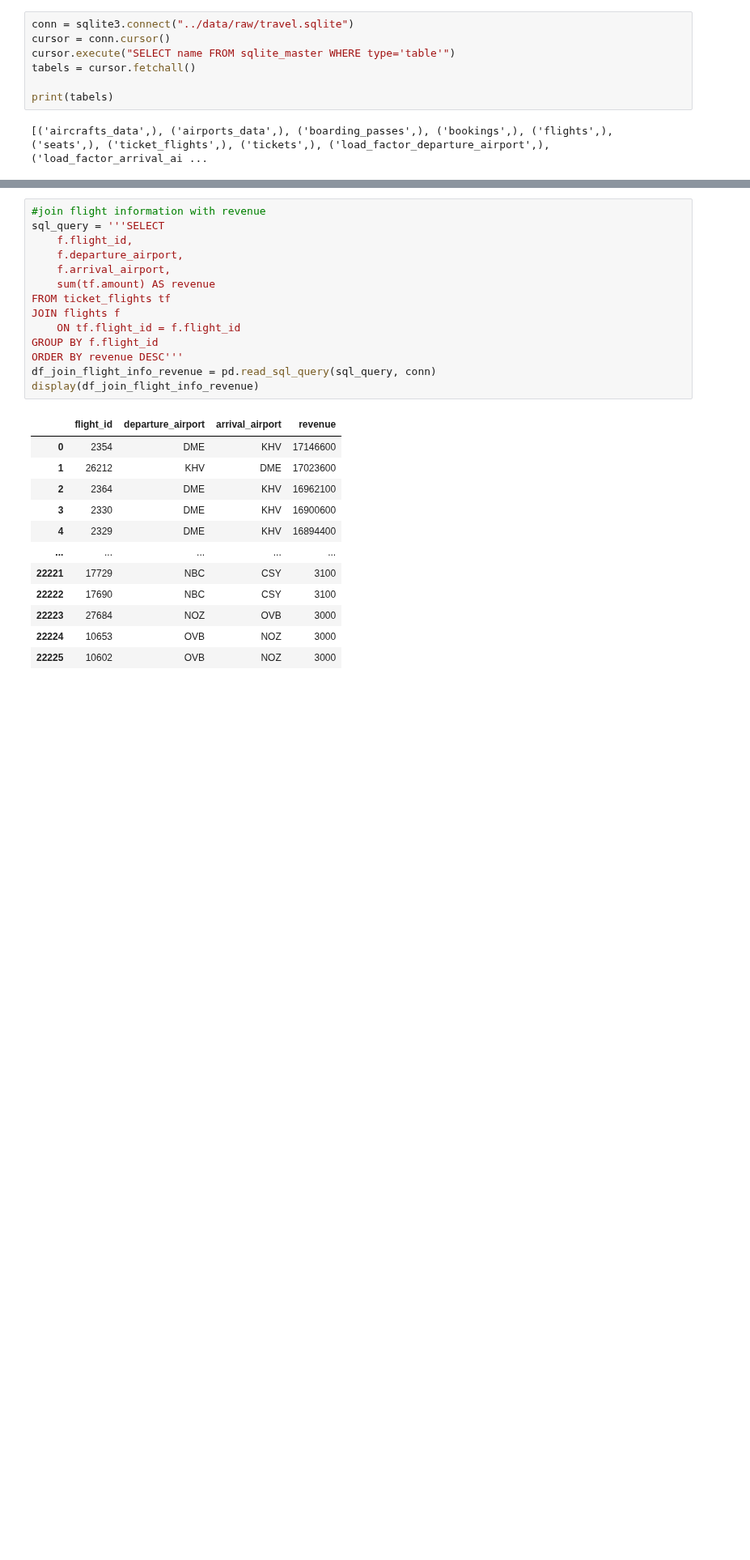
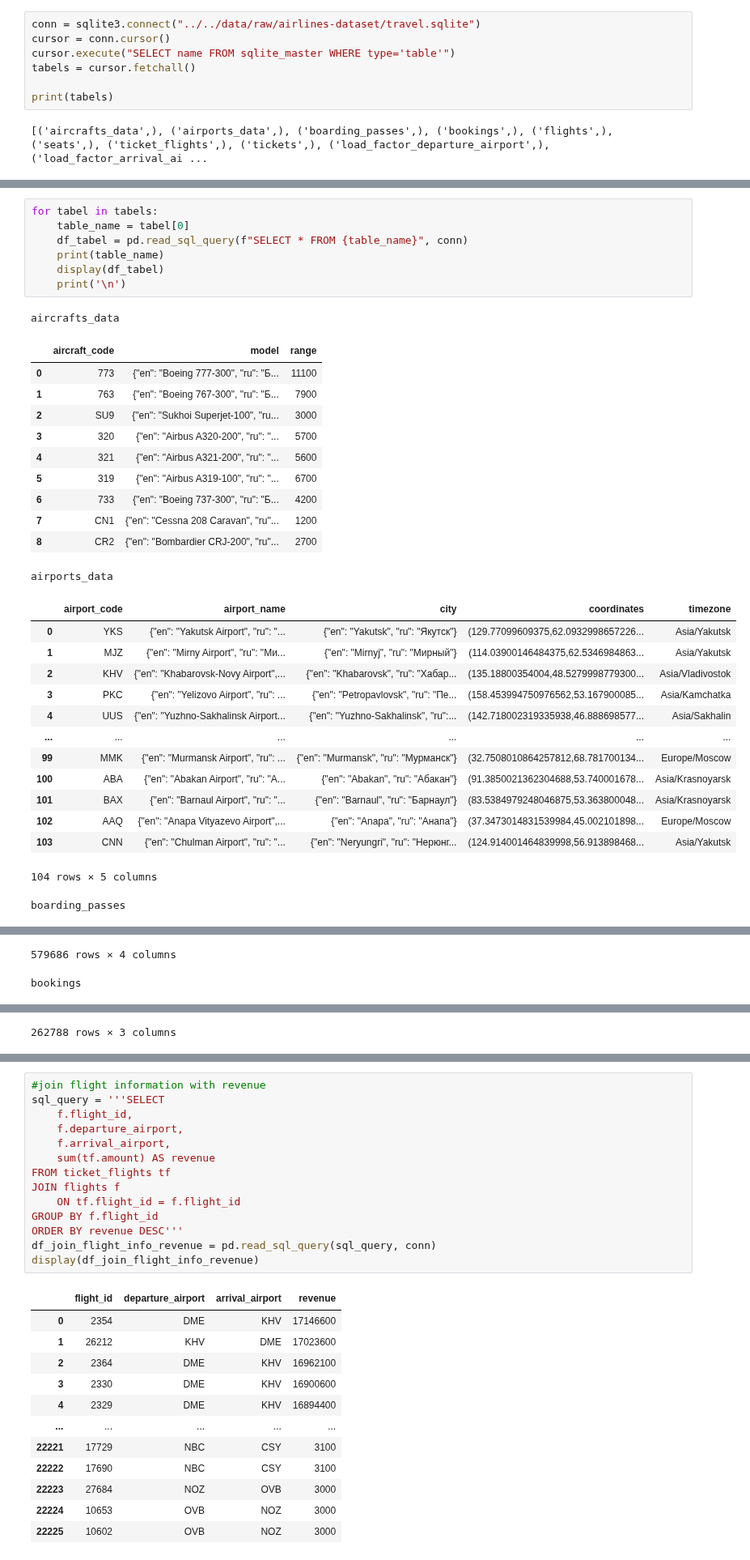
Before and after one commit to YamenNahhas/my-data-project, a Jupyter notebook: notebooks/Airline Data Analysis Using SQL/Bearbeitung und Visualizierung.ipynb, the cells around one changed output, grey strips where cells are left out. Shown at 81% size. Drawn from its saved outputs; the diff is of its cells as text; blank space fills up the shorter version.

Commit message:
Further processing of data

```diff
--- a/notebooks/Airline Data Analysis Using SQL.ipynb
+++ b/notebooks/Airline Data Analysis Using SQL/Bearbeitung und Visualizierung.ipynb
@@ -21,7 +21,7 @@ files
 # %% [output]
 ['travel.sqlite']
 # %%
-conn = sqlite3.connect("../data/raw/travel.sqlite")
+conn = sqlite3.connect("../../data/raw/airlines-dataset/travel.sqlite")
 cursor = conn.cursor()
 cursor.execute("SELECT name FROM sqlite_master WHERE type='table'")
 tabels = cursor.fetchall()
@@ -115,0 +32,34 @@ seats
+# %%
+for tabel in tabels:
+    table_name = tabel[0]
+    df_tabel = pd.read_sql_query(f"SELECT * FROM {table_name}", conn)
+    print(table_name)
+    display(df_tabel)
+    print('\n')
+# %% [output]
+aircrafts_data
+|  | aircraft_code | model | range |
+| 0 | 773 | {"en": "Boeing 777-300", "ru": "Б... | 11100 |
+| 1 | 763 | {"en": "Boeing 767-300", "ru": "Б... | 7900 |
+| 2 | SU9 | {"en": "Sukhoi Superjet-100", "ru... | 3000 |
+| 3 | 320 | {"en": "Airbus A320-200", "ru": "... | 5700 |
+| 4 | 321 | {"en": "Airbus A321-200", "ru": "... | 5600 |
+| 5 | 319 | {"en": "Airbus A319-100", "ru": "... | 6700 |
+| 6 | 733 | {"en": "Boeing 737-300", "ru": "Б... | 4200 |
+| 7 | CN1 | {"en": "Cessna 208 Caravan", "ru"... | 1200 |
+| 8 | CR2 | {"en": "Bombardier CRJ-200", "ru"... | 2700 |
+airports_data
+|  | airport_code | airport_name | city | coordinates | timezone |
+| 0 | YKS | {"en": "Yakutsk Airport", "ru": "... | {"en": "Yakutsk", "ru": "Якутск"} | (129.77099609375,62.0932998657226... | Asia/Yakutsk |
+| 1 | MJZ | {"en": "Mirny Airport", "ru": "Ми... | {"en": "Mirnyj", "ru": "Мирный"} | (114.03900146484375,62.5346984863... | Asia/Yakutsk |
+| 2 | KHV | {"en": "Khabarovsk-Novy Airport",... | {"en": "Khabarovsk", "ru": "Хабар... | (135.18800354004,48.5279998779300... | Asia/Vladivostok |
+| 3 | PKC | {"en": "Yelizovo Airport", "ru": ... | {"en": "Petropavlovsk", "ru": "Пе... | (158.453994750976562,53.167900085... | Asia/Kamchatka |
+| 4 | UUS | {"en": "Yuzhno-Sakhalinsk Airport... | {"en": "Yuzhno-Sakhalinsk", "ru":... | (142.718002319335938,46.888698577... | Asia/Sakhalin |
+| ... | ... | ... | ... | ... | ... |
+| 99 | MMK | {"en": "Murmansk Airport", "ru": ... | {"en": "Murmansk", "ru": "Мурманск"} | (32.7508010864257812,68.781700134... | Europe/Moscow |
+| 100 | ABA | {"en": "Abakan Airport", "ru": "А... | {"en": "Abakan", "ru": "Абакан"} | (91.3850021362304688,53.740001678... | Asia/Krasnoyarsk |
+| 101 | BAX | {"en": "Barnaul Airport", "ru": "... | {"en": "Barnaul", "ru": "Барнаул"} | (83.5384979248046875,53.363800048... | Asia/Krasnoyarsk |
+| 102 | AAQ | {"en": "Anapa Vityazevo Airport",... | {"en": "Anapa", "ru": "Анапа"} | (37.3473014831539984,45.002101898... | Europe/Moscow |
+| 103 | CNN | {"en": "Chulman Airport", "ru": "... | {"en": "Neryungri", "ru": "Нерюнг... | (124.914001464839998,56.913898468... | Asia/Yakutsk |
+104 rows × 5 columns
+boarding_passes
@@ -115,0 +78,2 @@ seats
+579686 rows × 4 columns
+bookings
@@ -115,0 +92 @@ seats
+262788 rows × 3 columns
```
Also changed, not shown: parts of 3 cells of this notebook.
